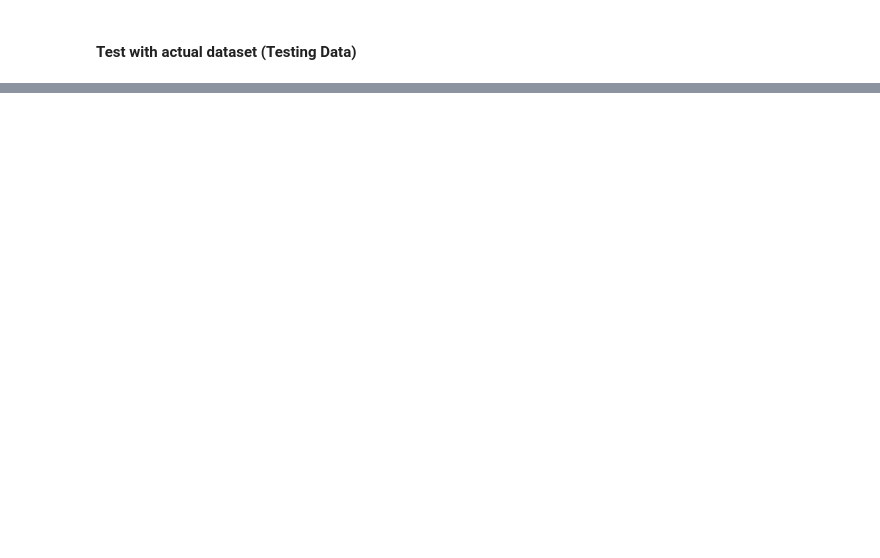
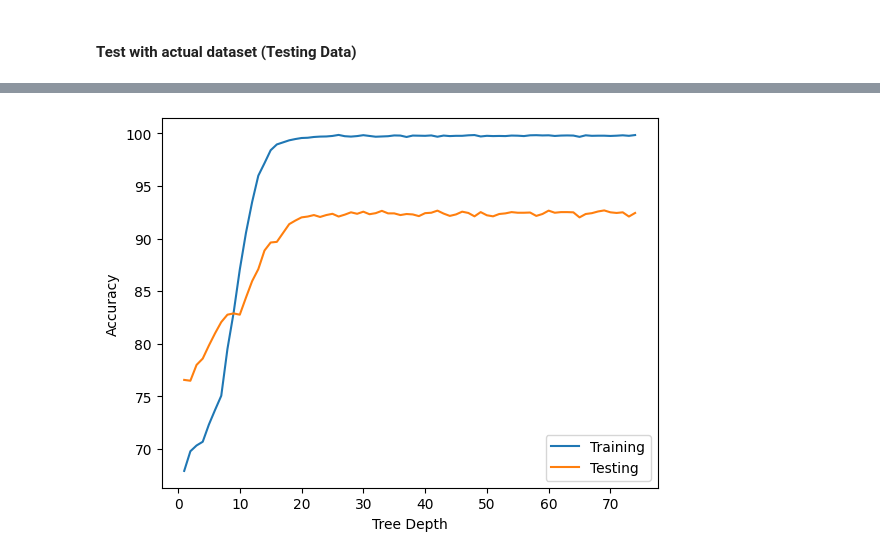
Before and after one commit to JananiSudeeptha/Stroke-Prediction, a Jupyter notebook: Random_Forest.ipynb, the cells around one changed output, grey strips where cells are left out. Saved outputs shown, nothing was run; the diff lists cells and outputs as text; code cells hidden in the pictures; blank space fills up the shorter version.

```diff
--- a/Random_Forest.ipynb
+++ b/Random_Forest.ipynb
@@ -169,0 +170,17 @@ weighted avg       0.92      0.91      0.92      4981
+# %%
+depth = [i for i in range(1,75)]
+depth_accuracy_actual = []
+for depth_val in depth:
+    RandomForest = RandomForestClassifier(n_estimators = 100, max_depth=depth_val, n_jobs=-1)
+    RandomForest.fit(X_train, y_train)
+    Predicted_values = RandomForest.predict(X=Actual_X)
+    depth_accuracy_actual.append(accuracy_score(Actual_Y, Predicted_values)*100)
+# %%
+plt.plot(depth,depth_accuracy)
+plt.plot(depth,depth_accuracy_actual)
+plt.legend(['Training', 'Testing'])
+plt.xlabel("Tree Depth")
+plt.ylabel("Accuracy")
+plt.show()
+# %% [output]
+[figure, added]
```
Also changed, not shown: parts of 10 cells of this notebook.
